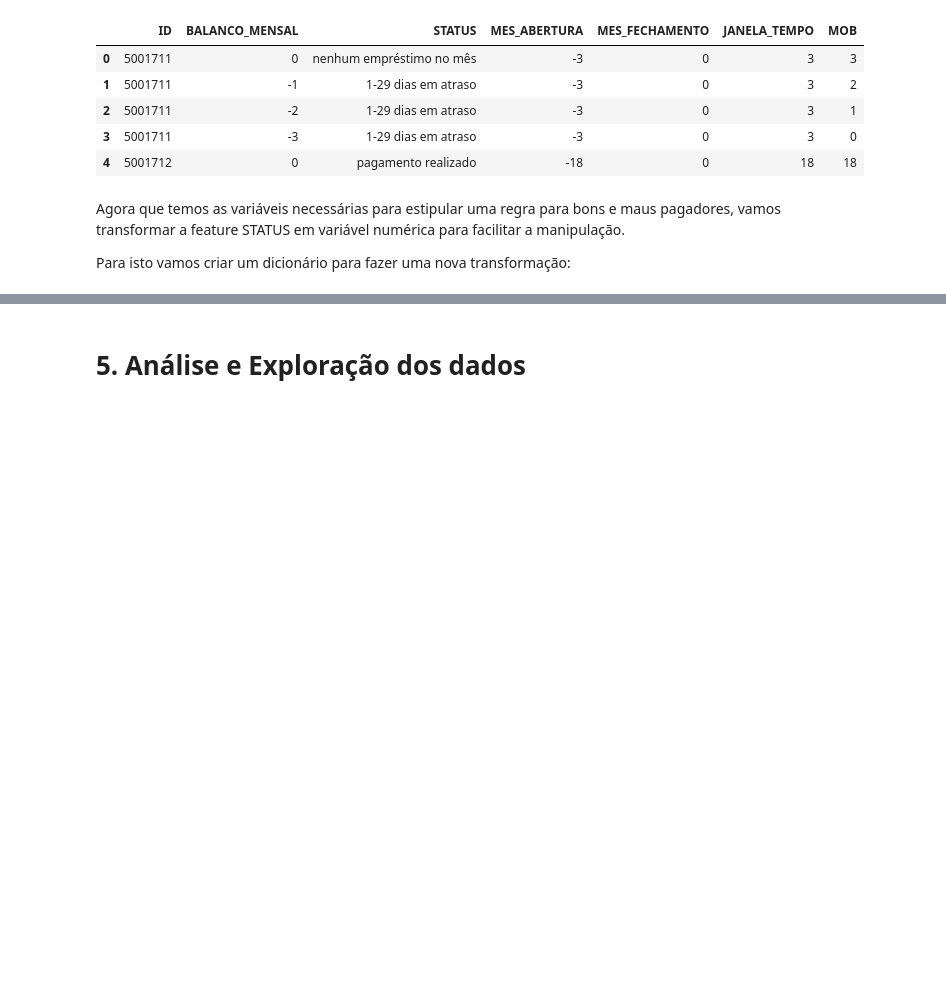
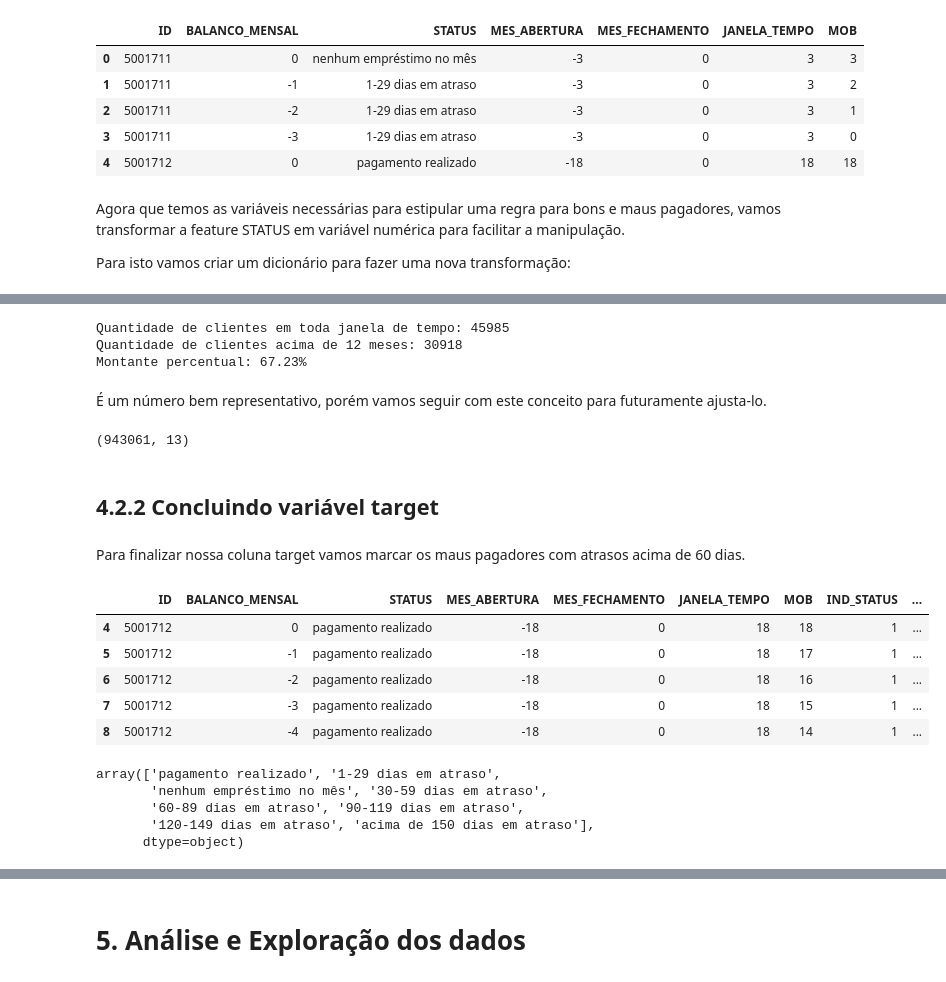
Before and after one commit to VitorFRodrigues/PUCMinas_DataScience, a Jupyter notebook: 06-Machine_Learning/Tarefas/Modulo_A/notebook/aprovacao_credito.ipynb, the cells around one changed output, grey strips where cells are left out. Saved outputs shown, nothing was run; the diff lists cells and outputs as text; code cells hidden in the pictures; blank space fills up the shorter version.

Commit message:
Definição de variável target

```diff
--- a/06-Machine_Learning/Tarefas/Modulo_A/notebook/aprovacao_credito.ipynb
+++ b/06-Machine_Learning/Tarefas/Modulo_A/notebook/aprovacao_credito.ipynb
@@ -979,0 +843,39 @@ Existem IDs em dados_credito que não correspondem a dados_cliente_sem_outliers:
+# %%
+qtd_clientes_toda_janela = len(dados_credito.groupby('ID').count().index)
+qtd_clientes_toda_janela_acima_12 = len(dados_credito.query('JANELA_TEMPO >= 12').groupby('ID').count().index)
+percent = qtd_clientes_toda_janela_acima_12 / qtd_clientes_toda_janela
+print(f'Quantidade de clientes em toda janela de tempo: {qtd_clientes_toda_janela}')
+print(f'Quantidade de clientes acima de 12 meses: {qtd_clientes_toda_janela_acima_12}')
+print(f'Montante percentual: {percent*100:.2f}%')
+# %% [output]
+Quantidade de clientes em toda janela de tempo: 45985
+Quantidade de clientes acima de 12 meses: 30918
+Montante percentual: 67.23%
+# %% [markdown]
+É um número bem representativo, porém vamos seguir com este conceito para futuramente ajusta-lo.
+# %%
+dados_credito_acima_12 = dados_credito.query('JANELA_TEMPO >= 12')
+dados_credito_acima_12.shape
+# %% [output]
+(943061, 13)
+# %% [markdown]
+## 4.2.2 Concluindo variável target
+# %% [markdown]
+Para finalizar nossa coluna target vamos marcar os maus pagadores com atrasos acima de 60 dias.
+# %%
+dados_credito_acima_12.head()
+# %% [output]
+|  | ID | BALANCO_MENSAL | STATUS | MES_ABERTURA | MES_FECHAMENTO | JANELA_TEMPO | MOB | IND_STATUS | ... |
+| 4 | 5001712 | 0 | pagamento realizado | -18 | 0 | 18 | 18 | 1 | ... |
+| 5 | 5001712 | -1 | pagamento realizado | -18 | 0 | 18 | 17 | 1 | ... |
+| 6 | 5001712 | -2 | pagamento realizado | -18 | 0 | 18 | 16 | 1 | ... |
+| 7 | 5001712 | -3 | pagamento realizado | -18 | 0 | 18 | 15 | 1 | ... |
+| 8 | 5001712 | -4 | pagamento realizado | -18 | 0 | 18 | 14 | 1 | ... |
+# %%
+dados_credito_acima_12.STATUS.unique()
+# %% [output]
+array(['pagamento realizado', '1-29 dias em atraso',
+       'nenhum empréstimo no mês', '30-59 dias em atraso',
+       '60-89 dias em atraso', '90-119 dias em atraso',
+       '120-149 dias em atraso', 'acima de 150 dias em atraso'],
+      dtype=object)
```
Also changed, not shown: parts of 52 cells of this notebook.
